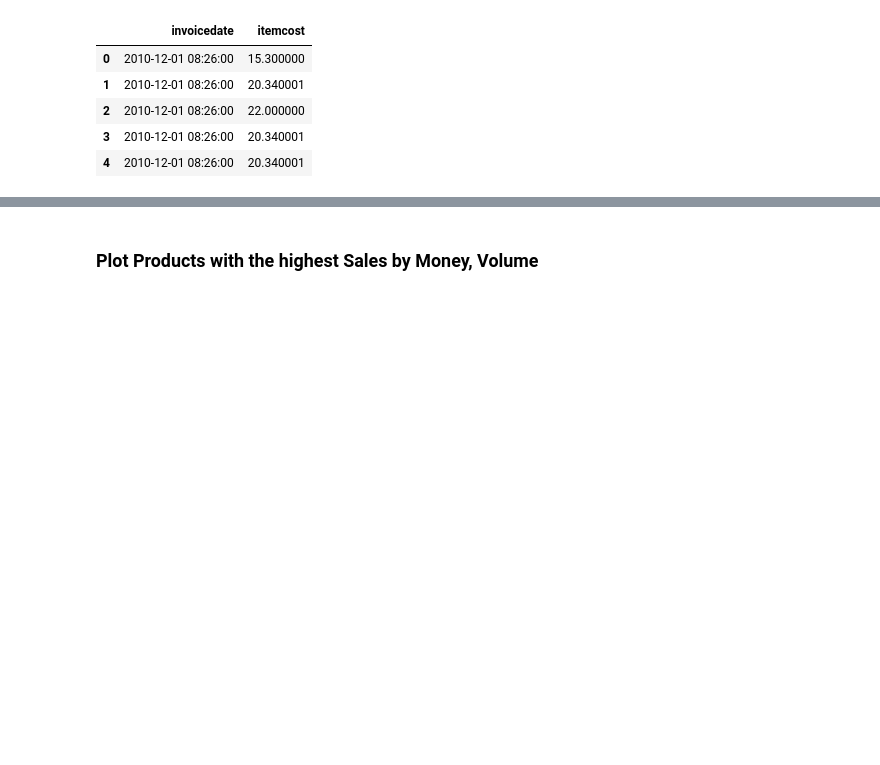
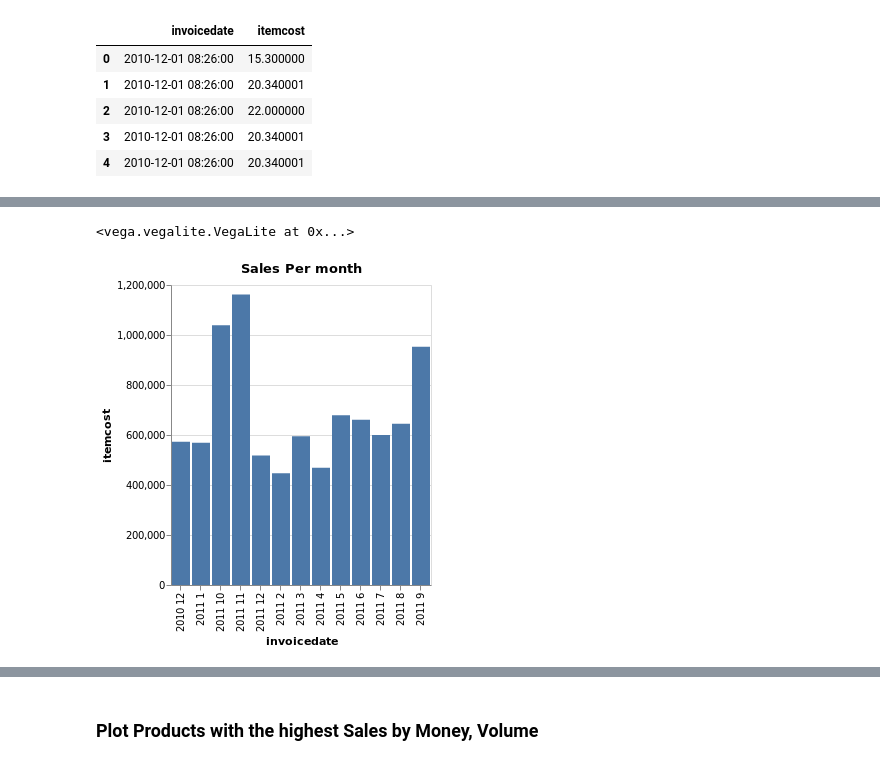
Before and after one commit to salbaroudi/MarketBasketAnalysis, a Jupyter notebook: RetailStoreDataAnalysis.ipynb, the cells around one changed output, grey strips where cells are left out. Cells and saved outputs as stored; diff of their text form; code cells hidden in the pictures; blank space fills up the shorter version.

```diff
--- a/RetailStoreDataAnalysis.ipynb
+++ b/RetailStoreDataAnalysis.ipynb
@@ -264 +260,8 @@ salesYear.head()
+# %%
+#Sales per Month:
+#We have a string sorting error, 2011 11 and 12 are at the beginning of the chart!
+gen_salesbars(dfOR,"month")
+# %% [output]
+<vega.vegalite.VegaLite at 0x...>
+[figure, added]
 # %%
```
Also changed, not shown: parts of 11 cells of this notebook, 7 other files.
